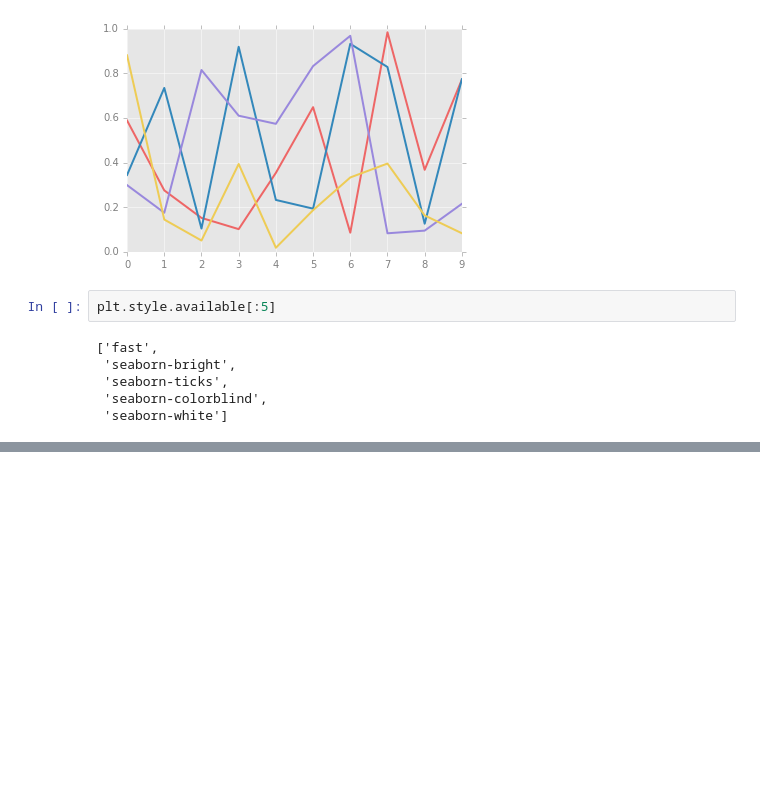
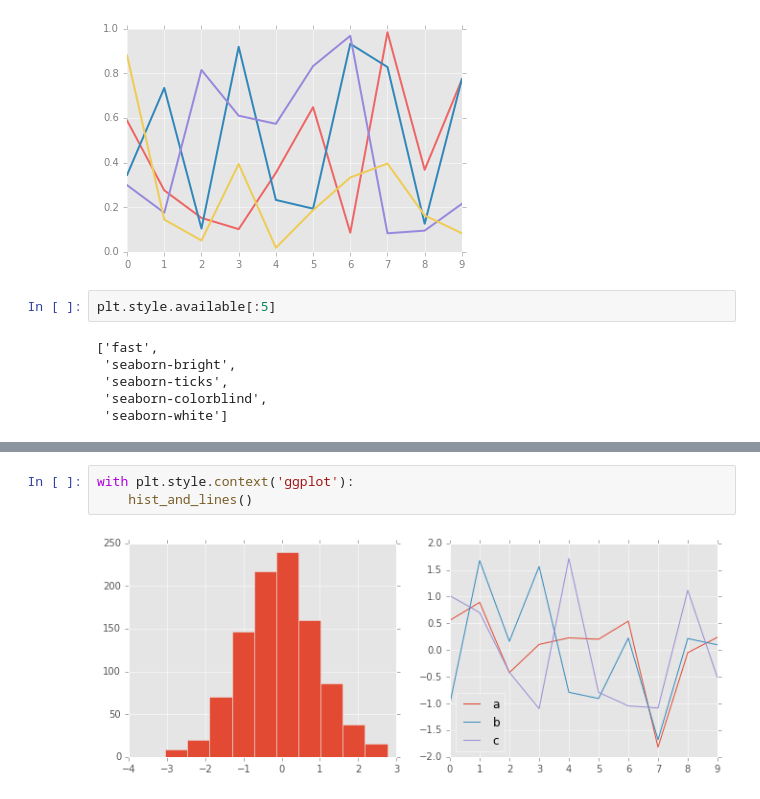
Before and after one commit to birromer/pdsh, a Jupyter notebook: matplotlib-configurations-and-stylesheets.ipynb, the cells around one changed output, grey strips where cells are left out. Cells and saved outputs as stored; diff of their text form; blank space fills up the shorter version.

```diff
--- a/matplotlib-configurations-and-stylesheets.ipynb
+++ b/matplotlib-configurations-and-stylesheets.ipynb
@@ -81,0 +94,5 @@ def hist_and_lines():
+# %%
+with plt.style.context('ggplot'):
+    hist_and_lines()
+# %% [output]
+[figure, added]
```
Also changed, not shown: parts of 8 cells of this notebook, 1 other file.
